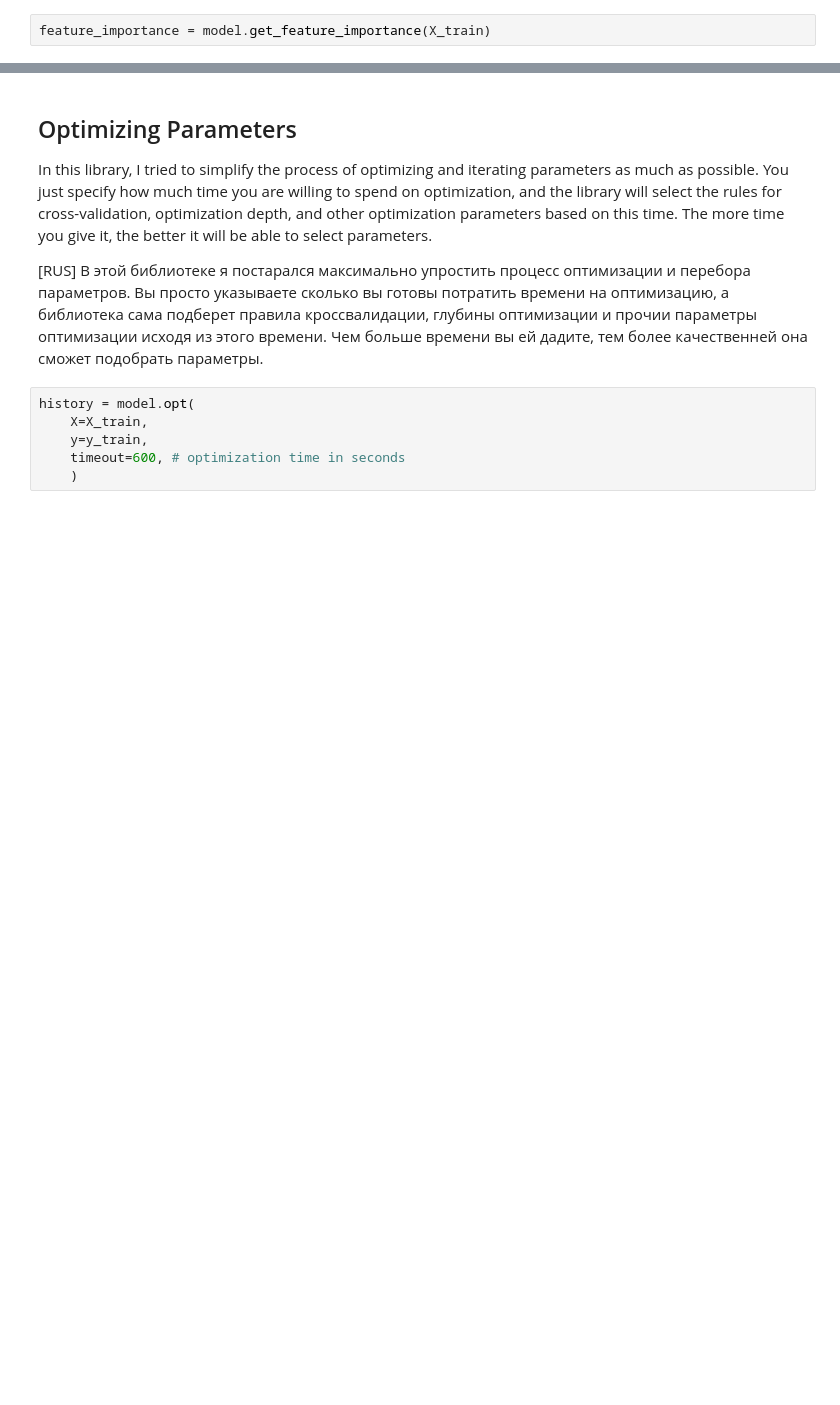
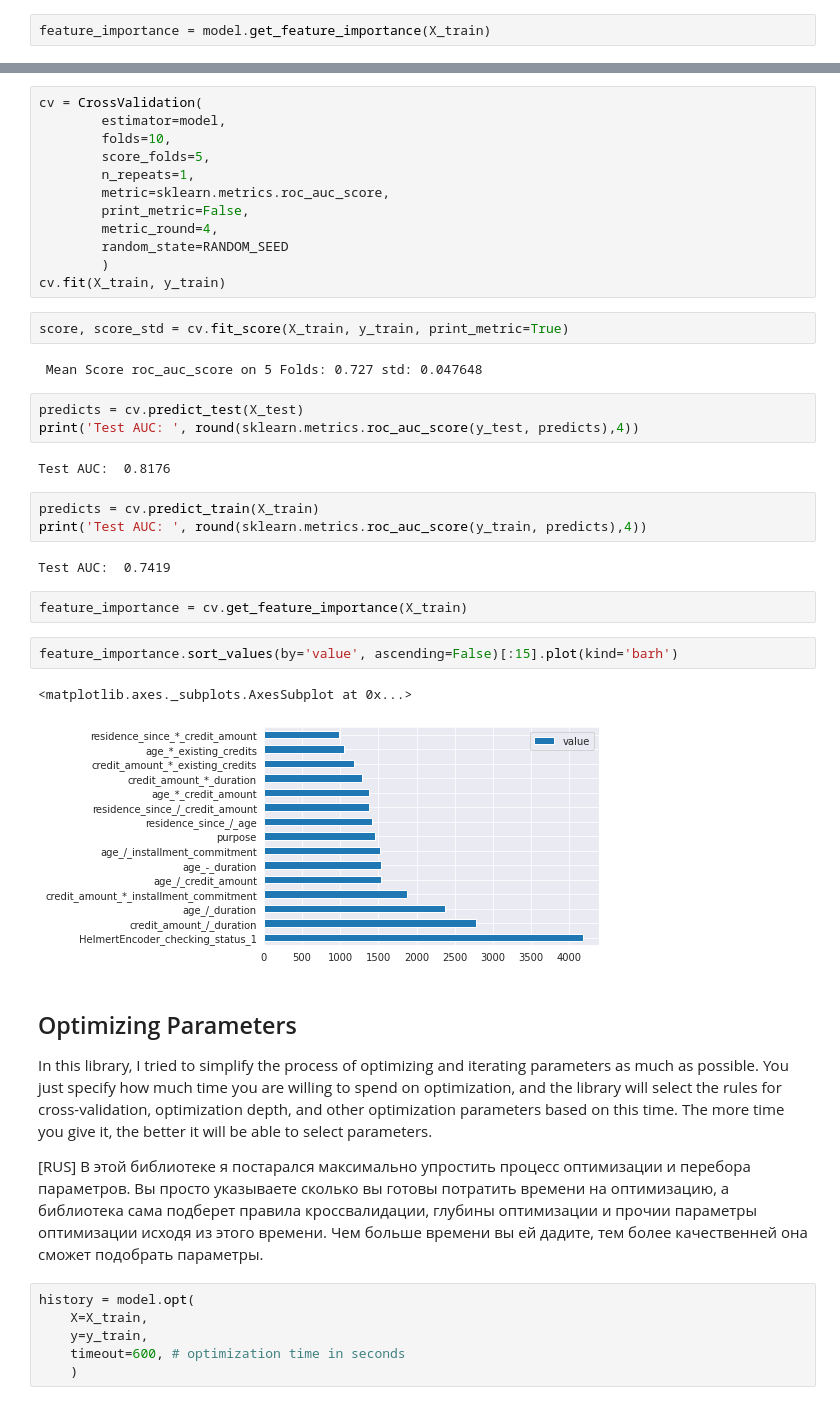
Before and after one commit to Alex-Lekov/AutoML_Alex, a Jupyter notebook: 03_Models.ipynb, the cells around one changed output, grey strips where cells are left out. Drawn from its saved outputs; the diff is of its cells as text; blank space fills up the shorter version.

```diff
--- a/03_Models.ipynb
+++ b/03_Models.ipynb
@@ -140,3 +144,36 @@ if we can optimize the model parameters the result can be improved
+# %%
+cv = CrossValidation(
+        estimator=model,
+        folds=10,
+        score_folds=5,
+        n_repeats=1,
+        metric=sklearn.metrics.roc_auc_score,
+        print_metric=False,
+        metric_round=4,
+        random_state=RANDOM_SEED
+        )
+cv.fit(X_train, y_train)
+# %%
+score, score_std = cv.fit_score(X_train, y_train, print_metric=True)
+# %% [output]
+ Mean Score roc_auc_score on 5 Folds: 0.727 std: 0.047648
+# %%
+predicts = cv.predict_test(X_test)
+print('Test AUC: ', round(sklearn.metrics.roc_auc_score(y_test, predicts),4))
+# %% [output]
+Test AUC:  0.8176
+# %%
+predicts = cv.predict_train(X_train)
+print('Test AUC: ', round(sklearn.metrics.roc_auc_score(y_train, predicts),4))
+# %% [output]
+Test AUC:  0.7419
+# %%
+feature_importance = cv.get_feature_importance(X_train)
+# %%
+feature_importance.sort_values(by='value', ascending=False)[:15].plot(kind='barh')
+# %% [output]
+<matplotlib.axes._subplots.AxesSubplot at 0x...>
+[figure, added]
 # %% [markdown]
 ## Optimizing Parameters
 In this library, I tried to simplify the process of optimizing and iterating parameters as much as possible. You just specify how much time you are willing to spend on optimization, and the library will select the rules for cross-validation, optimization depth, and other optimization parameters based on this time. The more time you give it, the better it will be able to select parameters.
```
Also changed, not shown: parts of 15 cells of this notebook, 6 other files.
